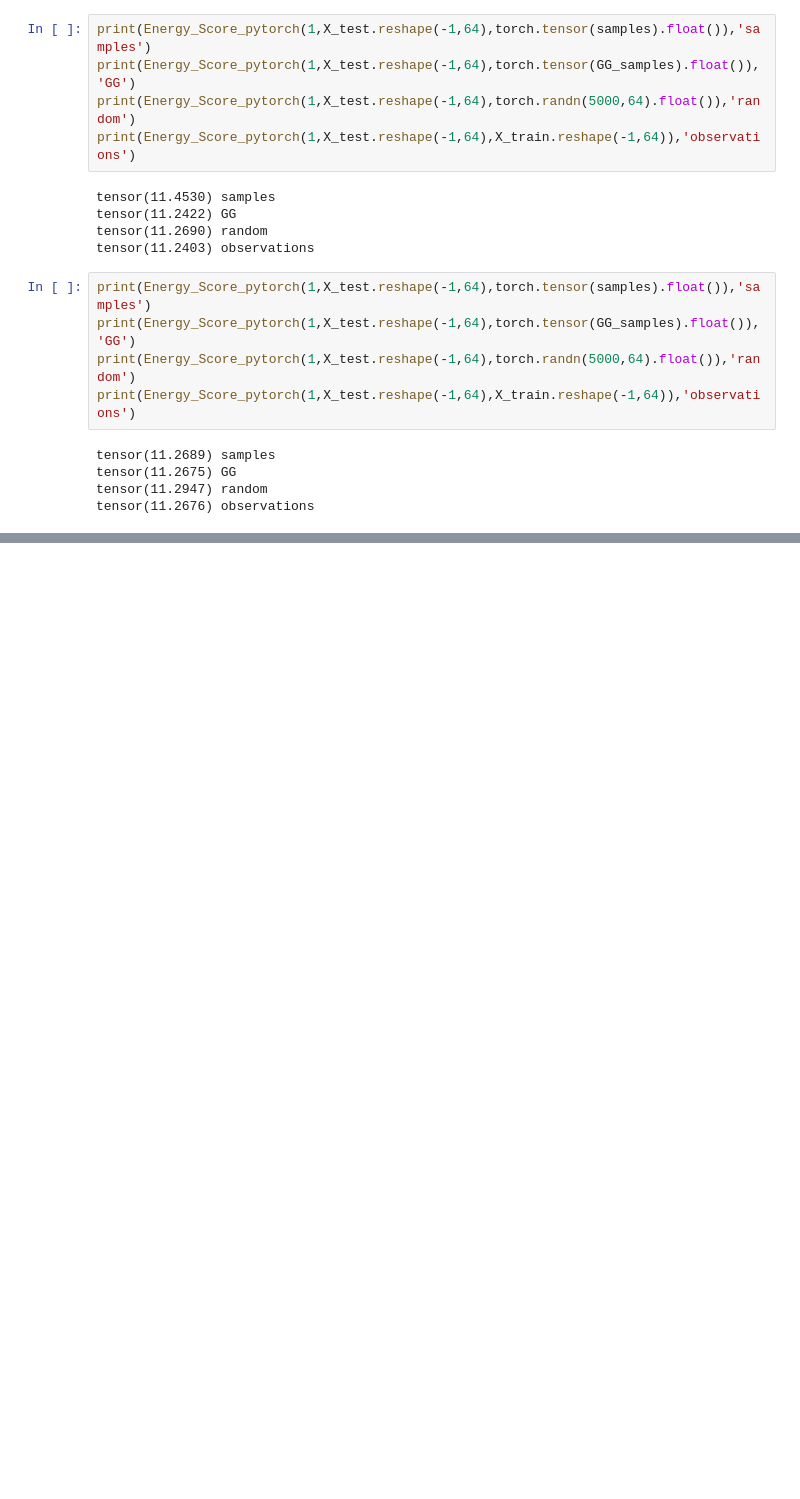
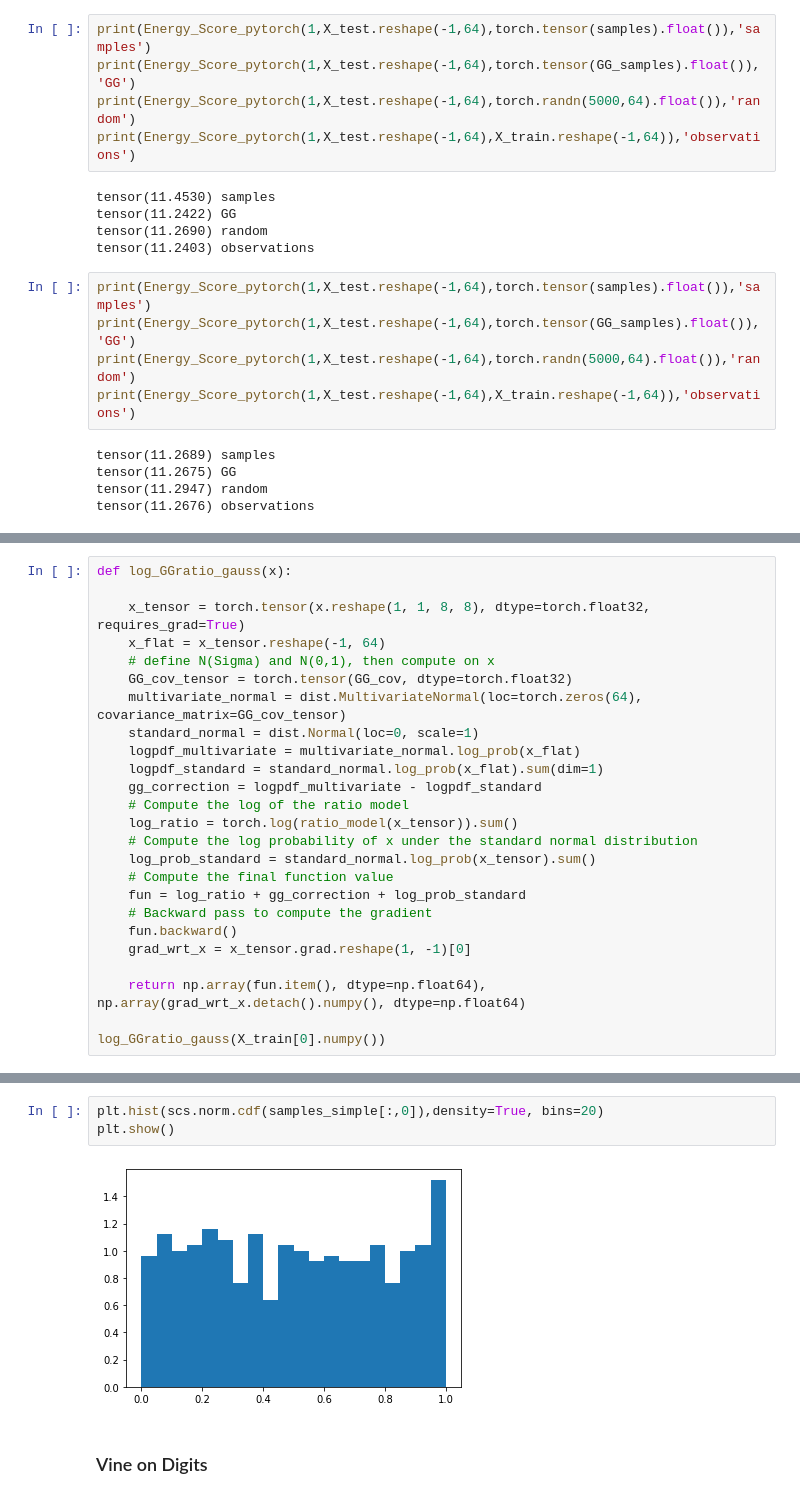
Before and after one commit to Huk-David/Ratio-Copula, a Jupyter notebook: Copula by Ratio Estimation/Digits_MNIST_exp/image_exp.ipynb, the cells around one changed output, grey strips where cells are left out. Saved outputs shown, nothing was run; the diff lists cells and outputs as text; blank space fills up the shorter version.

```diff
--- a/Copula by Ratio Estimation/Digits_MNIST_exp/image_exp.ipynb
+++ b/Copula by Ratio Estimation/Digits_MNIST_exp/image_exp.ipynb
@@ -463,0 +1081,25 @@ Estimated Total Size (MB): 0.54
+# %%
+def log_GGratio_gauss(x):
+
+    x_tensor = torch.tensor(x.reshape(1, 1, 8, 8), dtype=torch.float32, requires_grad=True)
+    x_flat = x_tensor.reshape(-1, 64)
+    # define N(Sigma) and N(0,1), then compute on x
+    GG_cov_tensor = torch.tensor(GG_cov, dtype=torch.float32)
+    multivariate_normal = dist.MultivariateNormal(loc=torch.zeros(64), covariance_matrix=GG_cov_tensor)
+    standard_normal = dist.Normal(loc=0, scale=1)
+    logpdf_multivariate = multivariate_normal.log_prob(x_flat)
+    logpdf_standard = standard_normal.log_prob(x_flat).sum(dim=1)
+    gg_correction = logpdf_multivariate - logpdf_standard
+    # Compute the log of the ratio model
+    log_ratio = torch.log(ratio_model(x_tensor)).sum()
+    # Compute the log probability of x under the standard normal distribution
+    log_prob_standard = standard_normal.log_prob(x_tensor).sum()
+    # Compute the final function value
+    fun = log_ratio + gg_correction + log_prob_standard
+    # Backward pass to compute the gradient
+    fun.backward()
+    grad_wrt_x = x_tensor.grad.reshape(1, -1)[0]
+
+    return np.array(fun.item(), dtype=np.float64), np.array(grad_wrt_x.detach().numpy(), dtype=np.float64)
+
+log_GGratio_gauss(X_train[0].numpy())
@@ -463,0 +1256,7 @@ Estimated Total Size (MB): 0.54
+# %%
+plt.hist(scs.norm.cdf(samples_simple[:,0]),density=True, bins=20)
+plt.show()
+# %% [output]
+[figure, added]
+# %% [markdown]
+### Vine on Digits
```
Also changed, not shown: parts of 60 cells of this notebook, 1 other file.
